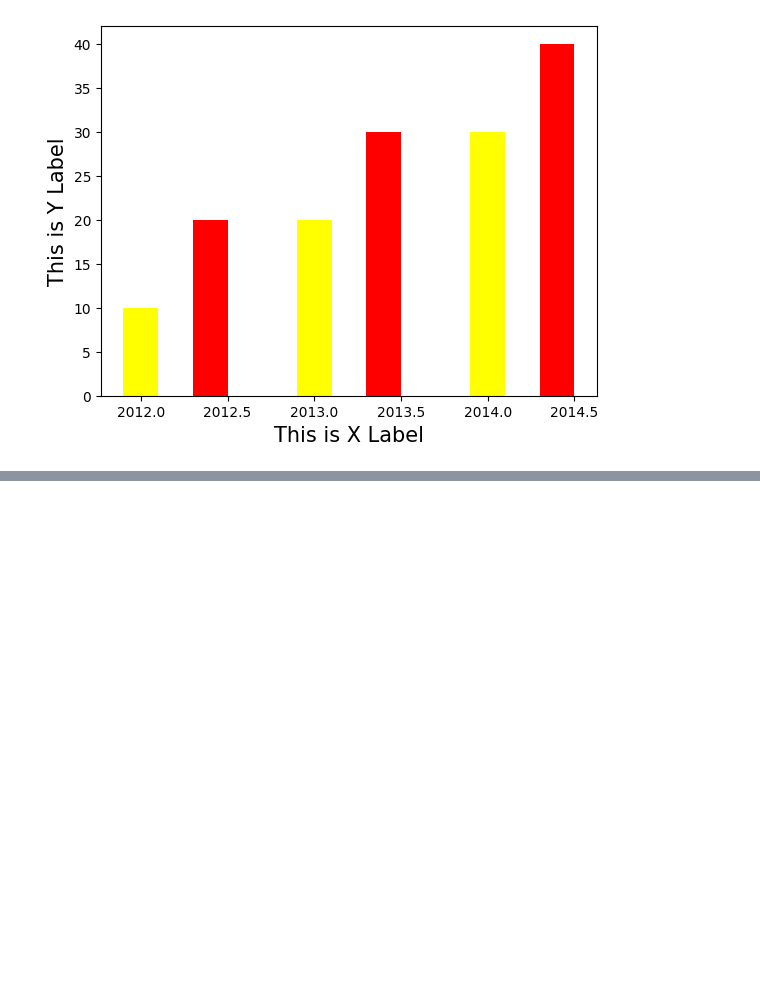
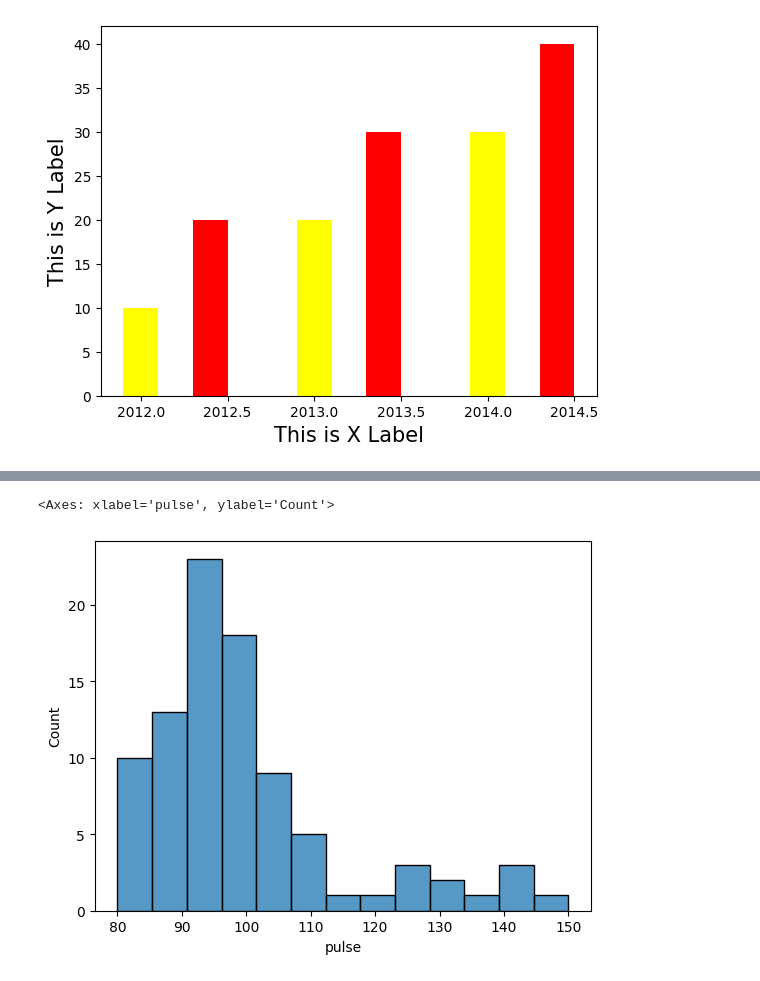
Before and after one commit to Salmanfarsi2561/PYTHON_ML, a Jupyter notebook: matplotlib/plt_barchart.ipynb, the cells around one changed output, grey strips where cells are left out. Cells and saved outputs as stored; diff of their text form; code cells hidden in the pictures; blank space fills up the shorter version.

```diff
--- a/matplotlib/plt_barchart.ipynb
+++ b/matplotlib/plt_barchart.ipynb
@@ -124,0 +173,3 @@ Text(0, 0.5, 'This is Y Label')
+# %%
+data= sns.load_dataset("exercise")
+data.head(5)
@@ -124,0 +183,5 @@ Text(0, 0.5, 'This is Y Label')
+# %%
+sns.histplot(data=data,x="pulse")
+# %% [output]
+<Axes: xlabel='pulse', ylabel='Count'>
+[figure, added]
```
Also changed, not shown: parts of 17 cells of this notebook.
